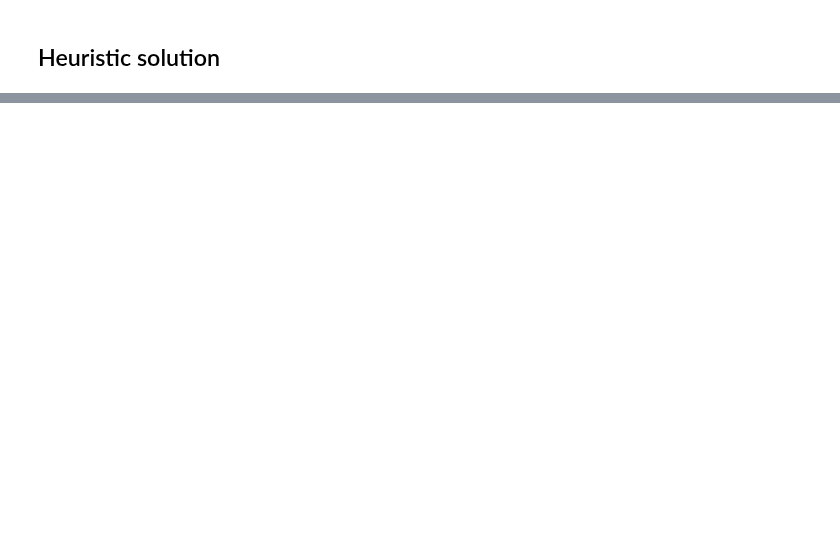
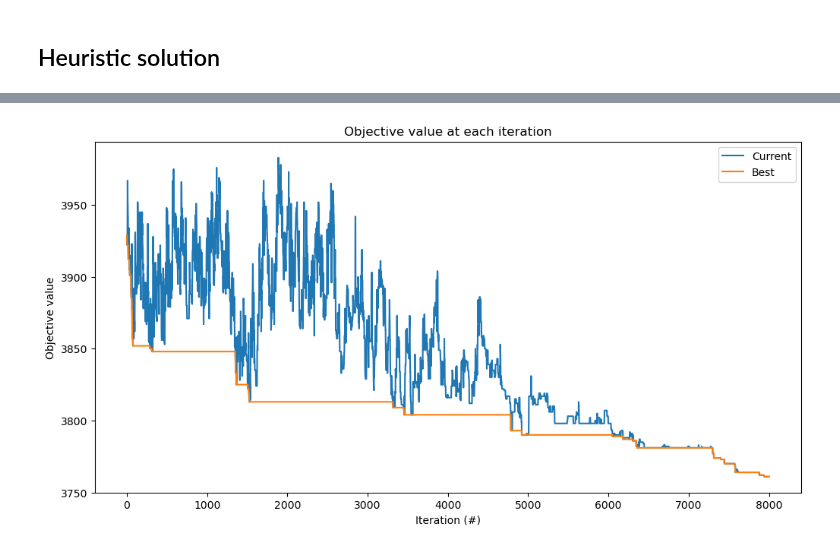
Before and after one commit to N-Wouda/ALNS, a Jupyter notebook: docs/source/examples/permutation_flow_shop_problem.ipynb, the cells around one changed output, grey strips where cells are left out. Cells and saved outputs as stored; diff of their text form; code cells hidden in the pictures; blank space fills up the shorter version.

```diff
--- a/docs/source/examples/permutation_flow_shop_problem.ipynb
+++ b/docs/source/examples/permutation_flow_shop_problem.ipynb
@@ -308,3 +279,8 @@ result = alns.iterate(init, select, accept, stop)
+# %%
+_, ax = plt.subplots(figsize=(12, 6))
+result.plot_objectives(ax=ax)
+# %% [output]
+[figure, added]
 # %%
 solution = result.best_state
 objective = solution.objective()
```
Also changed, not shown: parts of 37 cells of this notebook.
